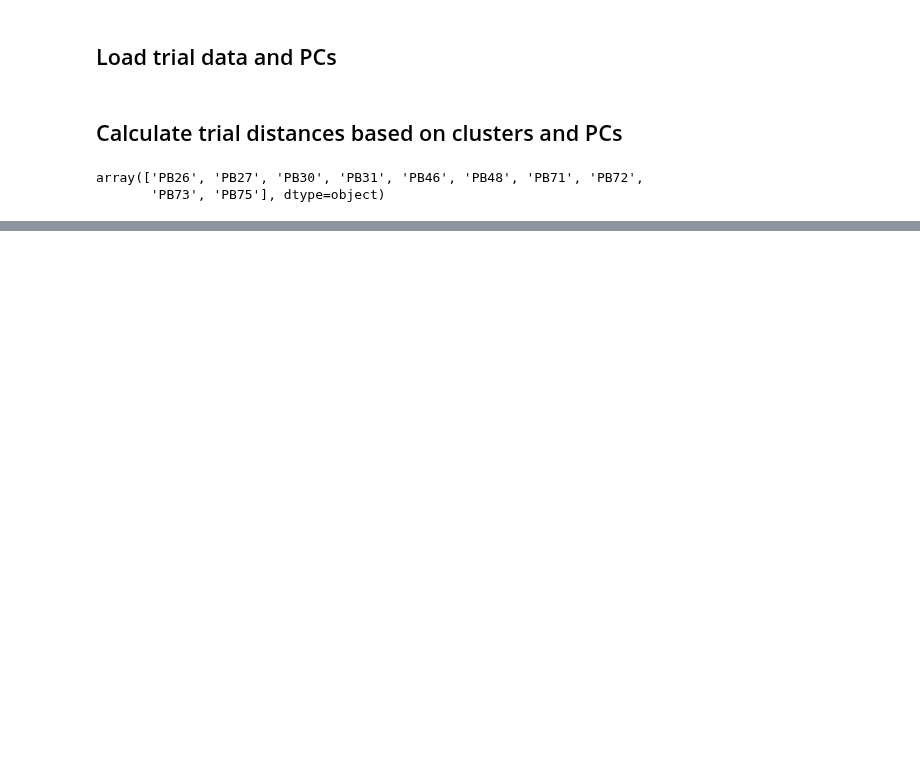
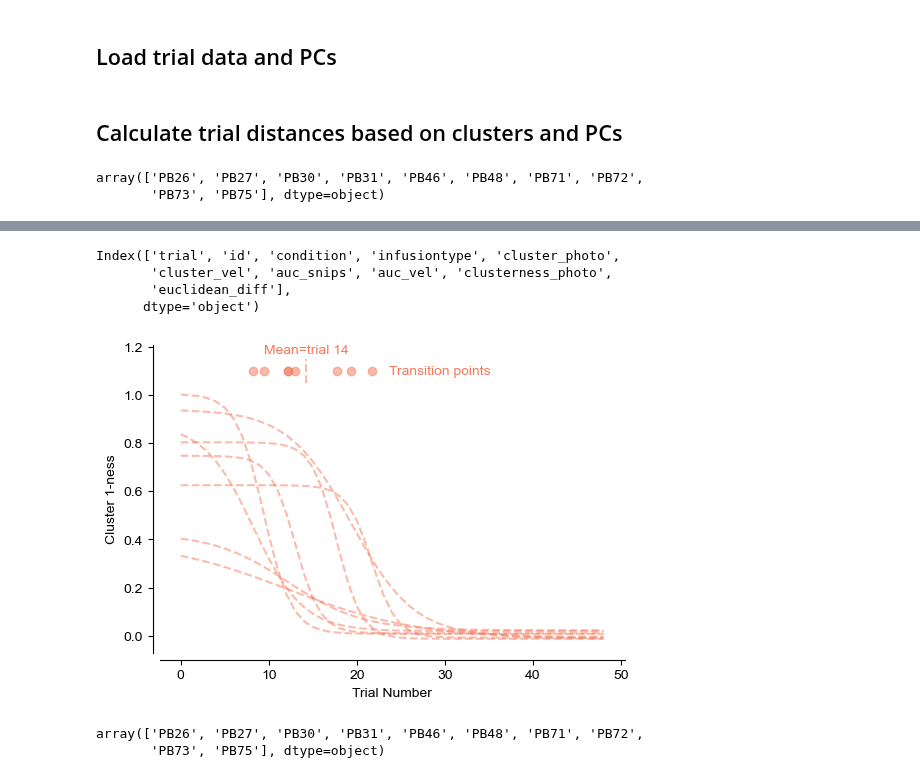
Before and after one commit to jaimemcc/bazzino, a Jupyter notebook: notebooks/find_sigmoidal_transitions.ipynb, the cells around one changed output, grey strips where cells are left out. Saved outputs shown, nothing was run; the diff lists cells and outputs as text; code cells hidden in the pictures; blank space fills up the shorter version.

```diff
--- a/notebooks/find_sigmoidal_transitions.ipynb
+++ b/notebooks/find_sigmoidal_transitions.ipynb
@@ -692,0 +305,50 @@ for transition in np.arange(1, 48):
+# %%
+df_dep_45.columns
+# %% [output]
+Index(['trial', 'id', 'condition', 'infusiontype', 'cluster_photo',
+       'cluster_vel', 'auc_snips', 'auc_vel', 'clusterness_photo',
+       'euclidean_diff'],
+      dtype='object')
+# %%
+# Logistic fits for euclidean distance difference (continuous between -inf and +inf)
+df_dep_45 = x_array.query("condition == 'deplete' & infusiontype == '45NaCl'").copy()
+all_fits = []
+
+f, ax = plt.subplots(figsize=(6,4))
+
+for rat in df_dep_45.id.unique():
+    sig = df_dep_45.loc[df_dep_45.id == rat, 'euclidean_diff'].to_numpy()
+    # Make binary: invert if needed (original code inverted)
+    y = sig
+    x = np.arange(len(y), dtype=float)
+
+    fit = fit_logistic_per_series(y, x=x, prefer_4p=True, direction='decreasing')
+    all_fits.append({ 'id': rat, **fit['params'], 'model': fit['model'], 'x0_orig': fit['x0_orig'], 'success': fit['success'], 'note': fit['note'] })
+
+    if fit["success"] and fit['x0_orig'] > 0 and fit['x0_orig'] < len(y):
+        ax.plot(x, fit["y_hat"], color=colors[2], linestyle="--", alpha=0.5)
+
+fits_df = pd.DataFrame(all_fits)
+fits_df = fits_df.query("success == True and x0_orig > 0 and x0_orig < 50").copy()
+
+x0 = fits_df['x0_orig'].to_list()
+ax.plot(x0, [1.1]*len(x0), marker="o", linestyle="None", color=colors[2], alpha=0.5, clip_on=False)
+ax.text(np.max(x0)+2, 1.1, "Transition points", ha="left", va="center", fontsize=10, color=colors[2])
+
+ax.plot([np.mean(x0), np.mean(x0)], [1.05, 1.15], color=colors[2], linestyle="--", alpha=0.5, clip_on=False)
+ax.text(np.mean(x0), 1.16, f"Mean=trial {int(np.mean(x0))}", ha="center", va="bottom", fontsize=10, color=colors[2])
+
+sns.despine(ax=ax, offset=5)
+ax.set_xlabel("Trial Number")
+ax.set_ylabel("Cluster 1-ness")
+
+# ax.set_yticks([0, 0.5, 1])
+# ax.set_ylim([0.31, 0.7])
+
+if savefigs:
+    f.savefig(FIGSFOLDER / "logistic_fits_45NaCl.pdf", dpi=600, transparent=True)
+
+fits_df_euclidean = fits_df
+# print(fits_df)
+# %% [output]
+[figure, added]
@@ -692,0 +362,5 @@ for transition in np.arange(1, 48):
+# %%
+df_dep_45.id.unique()
+# %% [output]
+array(['PB26', 'PB27', 'PB30', 'PB31', 'PB46', 'PB48', 'PB71', 'PB72',
+       'PB73', 'PB75'], dtype=object)
```
Also changed, not shown: parts of 26 cells of this notebook, 3 other files.
